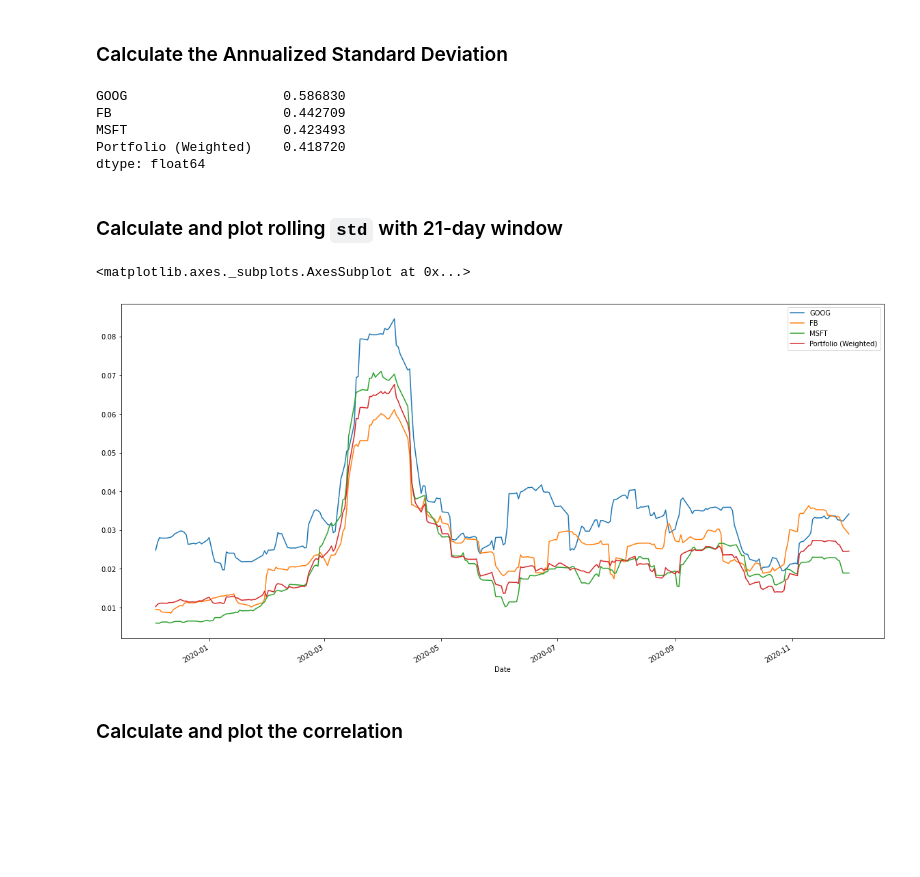
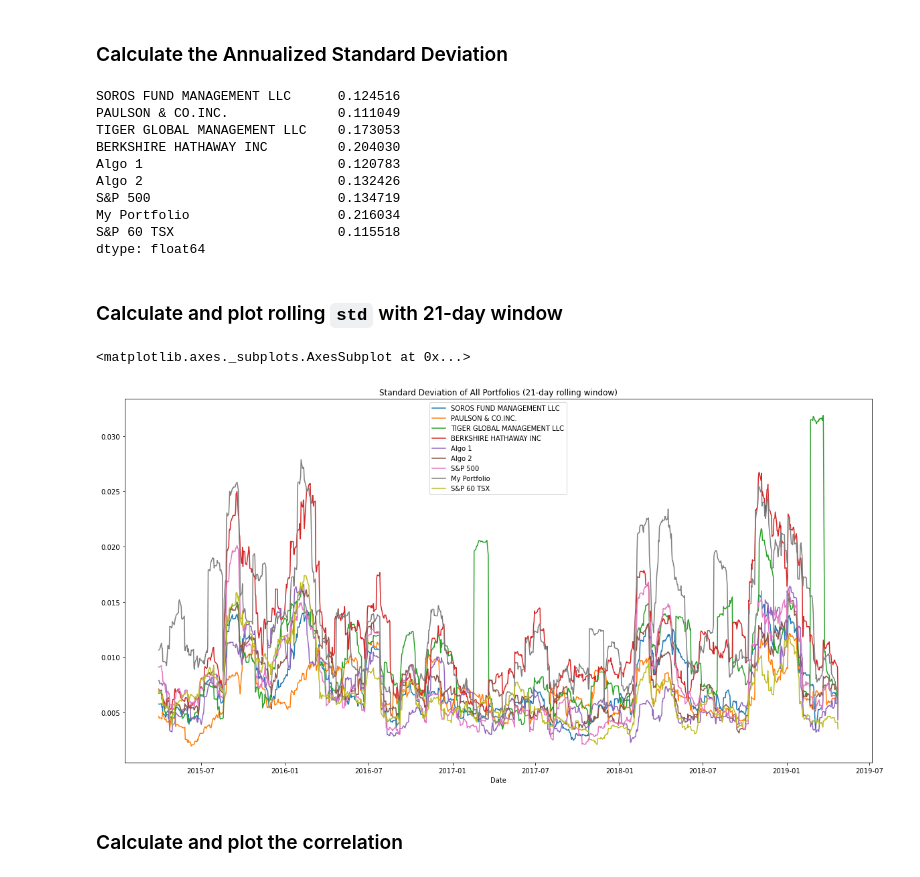
Before and after one commit to meowyen/hw4-whale-analysis, a Jupyter notebook: whale_analysis.ipynb, the cells around one changed output. Cells and saved outputs as stored; diff of their text form; code cells hidden in the pictures; blank space fills up the shorter version.

```diff
--- a/whale_analysis.ipynb
+++ b/whale_analysis.ipynb
@@ -429,6 +437,5 @@ stocks_daily_returns.sample(10)
 # %%
-sp500_df.columns = ["S&P 500"]
-sp500_df.sort_index(inplace=True)
-sp500_daily_returns = sp500_df.pct_change().dropna()
-sp500_daily_returns.sample(10)
+sp60tsx_df.sort_index(inplace=True)
+sp60tsx_daily_returns = sp60tsx_df.pct_change().dropna()
+sp60tsx_daily_returns.sample(10)
 # %% [output]
@@ -451,13 +458,10 @@ sp500_daily_returns.sample(10)
 weights = [1/3, 1/3, 1/3]
 
 # Calculate portfolio return
-weighted_returns = stocks_daily_returns.dot(weights)
+my_portfolio_returns = stocks_daily_returns.dot(weights)
+my_portfolio_returns.name = "My Portfolio"
 
 # Display sample data
-weighted_returns.sample(10)
-# weighted_returns.plot()
-
-# cumu_weighted_returns = (1 + weighted_returns).cumprod()
-# cumu_weighted_returns.plot()
+my_portfolio_returns.sample(10)
 # %% [output]
 Date
@@ -476,5 +480,5 @@ dtype: float64
 ## Join your portfolio returns to the DataFrame that contains all of the portfolio returns
 # %%
 # Join your returns DataFrame to the original returns DataFrame
-combined_returns = pd.concat([stocks_daily_returns, weighted_returns], axis="columns", join="inner")
-combined_returns.columns = ["GOOG", "FB", "MSFT", "Portfolio (Weighted)"]
+all_portfolio_returns = pd.concat([combined_returns_df, my_portfolio_returns, sp60tsx_daily_returns], axis="columns", join="inner")
+all_portfolio_returns.head()
@@ -481,3 +493,3 @@ combined_returns.columns = ["GOOG", "FB", "MSFT", "Portfolio (Weighted)"]
 # %%
 # Only compare dates where return data exists for all the stocks (drop NaNs)
-combined_returns = combined_returns.dropna()
+all_portfolio_returns = all_portfolio_returns.dropna()
@@ -487,25 +501,30 @@ combined_returns = combined_returns.dropna()
 ### Calculate the Annualized Standard Deviation
 # %%
 # Calculate the annualized `std`
-combined_annualized_std = combined_returns.std() * np.sqrt(252)
-combined_annualized_std
+all_annualized_std = all_portfolio_returns.std() * np.sqrt(252)
+all_annualized_std
 # %% [output]
-GOOG                    0.586830
-FB                      0.442709
-MSFT                    0.423493
-Portfolio (Weighted)    0.418720
+SOROS FUND MANAGEMENT LLC      0.124516
+PAULSON & CO.INC.              0.111049
+TIGER GLOBAL MANAGEMENT LLC    0.173053
+BERKSHIRE HATHAWAY INC         0.204030
+Algo 1                         0.120783
+Algo 2                         0.132426
+S&P 500                        0.134719
+My Portfolio                   0.216034
+S&P 60 TSX                     0.115518
 dtype: float64
 # %% [markdown]
 ### Calculate and plot rolling `std` with 21-day window
 # %%
 # Calculate rolling standard deviation
-combined_rolling21_std = combined_returns.rolling(window=21).std()
+all_rolling21_std = all_portfolio_returns.rolling(window=21).std()
 
 # Plot rolling standard deviation
-combined_rolling21_std.plot(figsize=(20,10))
+all_rolling21_std.plot(figsize=(20,10), title="Standard Deviation of All Portfolios (21-day rolling window)")
 # %% [output]
 <matplotlib.axes._subplots.AxesSubplot at 0x...>
-[figure, old version]
+[figure, new version]
 # %% [markdown]
 ### Calculate and plot the correlation
 # %%
```
Also changed, not shown: parts of 37 cells of this notebook, 5 other files.
